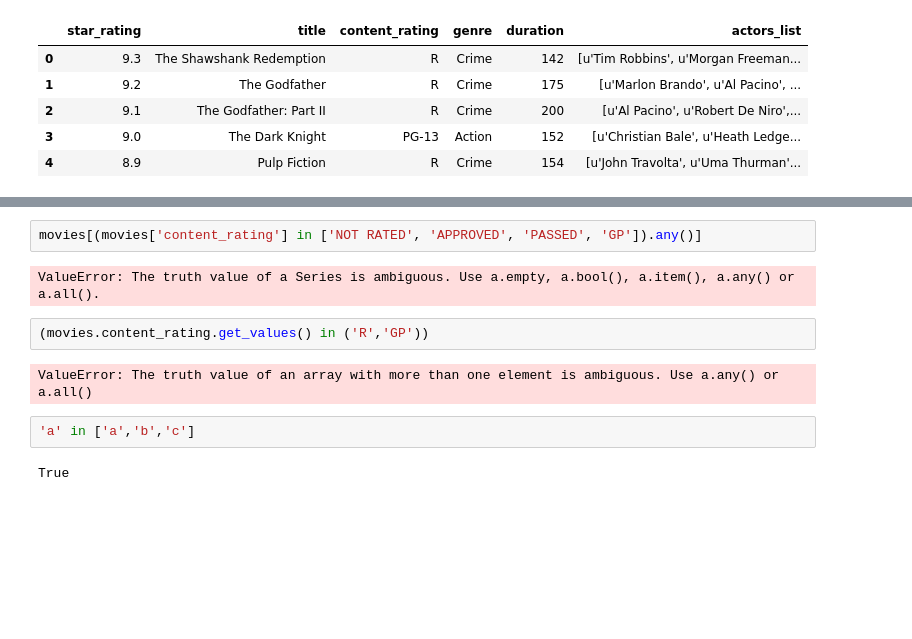
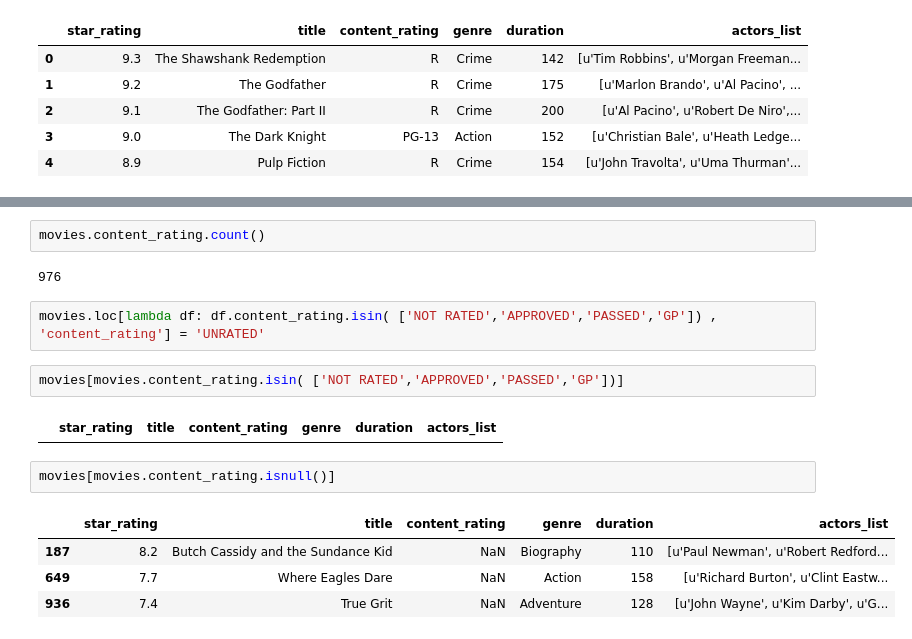
Before and after one commit to aanels/ga_homeworks, a Jupyter notebook: unit-2_project/Untitled.ipynb, the cells around one changed output, grey strips where cells are left out. Saved outputs shown, nothing was run; the diff lists cells and outputs as text; blank space fills up the shorter version.

```diff
--- a/unit-2_project/Untitled.ipynb
+++ b/unit-2_project/Untitled.ipynb
@@ -368,12 +393,17 @@ movies.head()
+# %%
+movies.content_rating.count()
+# %% [output]
+976
+# %%
+movies.loc[lambda df: df.content_rating.isin( ['NOT RATED','APPROVED','PASSED','GP']) , 'content_rating'] = 'UNRATED'
 # %%
-movies[(movies['content_rating'] in ['NOT RATED', 'APPROVED', 'PASSED', 'GP']).any()]
+movies[movies.content_rating.isin( ['NOT RATED','APPROVED','PASSED','GP'])]
 # %% [output]
-ValueError: The truth value of a Series is ambiguous. Use a.empty, a.bool(), a.item(), a.any() or a.all().
+|  | star_rating | title | content_rating | genre | duration | actors_list |
-# %%
-(movies.content_rating.get_values() in ('R','GP'))
-# %% [output]
-ValueError: The truth value of an array with more than one element is ambiguous. Use a.any() or a.all()
-# %%
-'a' in ['a','b','c']
-# %% [output]
-True
+# %%
+movies[movies.content_rating.isnull()]
+# %% [output]
+|  | star_rating | title | content_rating | genre | duration | actors_list |
+| 187 | 8.2 | Butch Cassidy and the Sundance Kid | NaN | Biography | 110 | [u'Paul Newman', u'Robert Redford... |
+| 649 | 7.7 | Where Eagles Dare | NaN | Action | 158 | [u'Richard Burton', u'Clint Eastw... |
+| 936 | 7.4 | True Grit | NaN | Adventure | 128 | [u'John Wayne', u'Kim Darby', u'G... |
```
Also changed, not shown: parts of 12 cells of this notebook, 1 other file.
